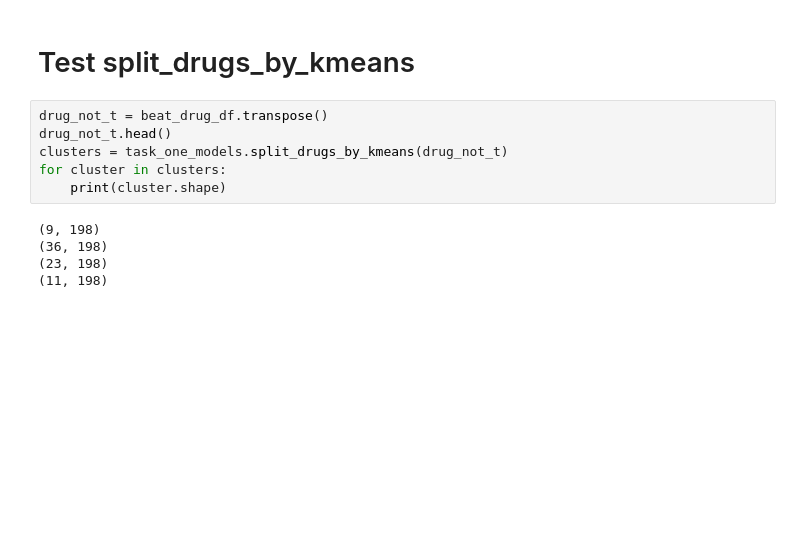
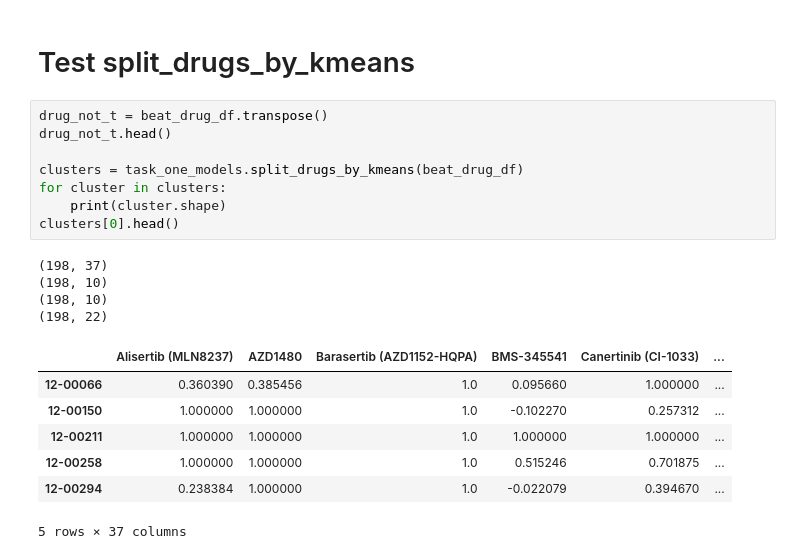
Before and after one commit to Eden5165/workshop_genomic, a Jupyter notebook: noteboot_tests/test_task_one_models.ipynb, the cells around one changed output. Saved outputs shown, nothing was run; the diff lists cells and outputs as text; blank space fills up the shorter version.

```diff
--- a/noteboot_tests/test_task_one_models.ipynb
+++ b/noteboot_tests/test_task_one_models.ipynb
@@ -122,11 +128,20 @@ print(max(kmenas.labels_))
 # %%
 drug_not_t = beat_drug_df.transpose()
 drug_not_t.head()
-clusters = task_one_models.split_drugs_by_kmeans(drug_not_t)
+
+clusters = task_one_models.split_drugs_by_kmeans(beat_drug_df)
 for cluster in clusters:
     print(cluster.shape)
+clusters[0].head()
 # %% [output]
-(9, 198)
-(36, 198)
-(23, 198)
-(11, 198)
+(198, 37)
+(198, 10)
+(198, 10)
+(198, 22)
+|  | Alisertib (MLN8237) | AZD1480 | Barasertib (AZD1152-HQPA) | BMS-345541 | Canertinib (CI-1033) | ... |
+| 12-00066 | 0.360390 | 0.385456 | 1.0 | 0.095660 | 1.000000 | ... |
+| 12-00150 | 1.000000 | 1.000000 | 1.0 | -0.102270 | 0.257312 | ... |
+| 12-00211 | 1.000000 | 1.000000 | 1.0 | 1.000000 | 1.000000 | ... |
+| 12-00258 | 1.000000 | 1.000000 | 1.0 | 0.515246 | 0.701875 | ... |
+| 12-00294 | 0.238384 | 1.000000 | 1.0 | -0.022079 | 0.394670 | ... |
+5 rows × 37 columns
```
Also changed, not shown: parts of 6 cells of this notebook, 10 other files.
